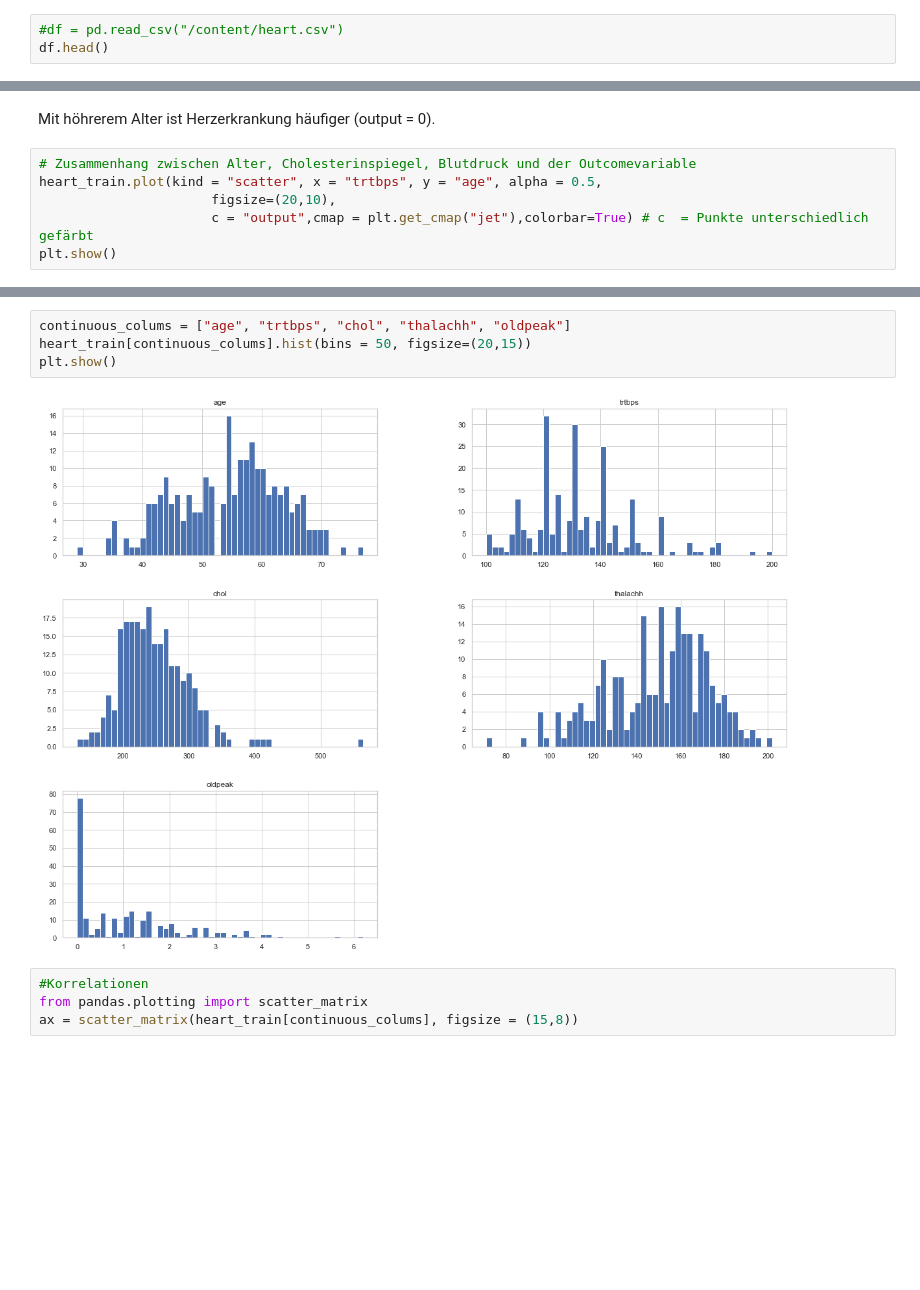
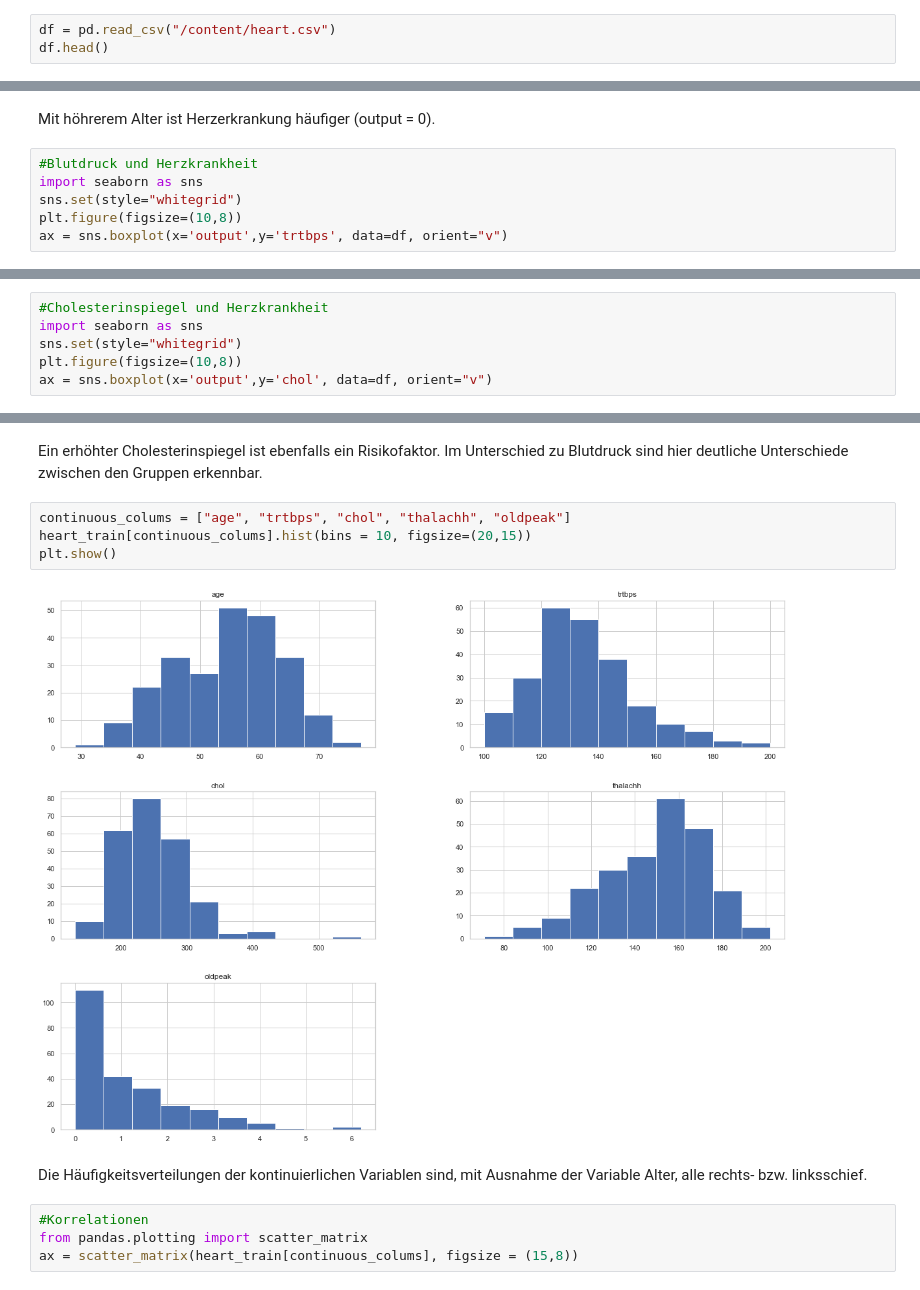
Before and after one commit to DeamonAmelie/heart, a Jupyter notebook: playwithdata.ipynb, the cells around one changed output, grey strips where cells are left out. Cells and saved outputs as stored; diff of their text form; blank space fills up the shorter version.

```diff
--- a/playwithdata.ipynb
+++ b/playwithdata.ipynb
@@ -36,5 +26,5 @@ df = load_heart_data()
 # %%
-#df = pd.read_csv("/content/heart.csv")
+df = pd.read_csv("/content/heart.csv")
 df.head()
 # %% [output]
 |  | age | sex | cp | trtbps | chol | fbs | restecg | thalachh | exng | oldpeak | slp | ... |
@@ -289,9 +282,9 @@ ax = sns.boxplot(x='output',y='age', data=df, orient="v")
 # %% [markdown]
 Mit höhrerem Alter ist Herzerkrankung häufiger (output = 0).
 # %%
-# Zusammenhang zwischen Alter, Cholesterinspiegel, Blutdruck und der Outcomevariable
-heart_train.plot(kind = "scatter", x = "trtbps", y = "age", alpha = 0.5,
-                      figsize=(20,10),
-                      c = "output",cmap = plt.get_cmap("jet"),colorbar=True) # c  = Punkte unterschiedlich gefärbt
-plt.show()
+#Blutdruck und Herzkrankheit
+import seaborn as sns
+sns.set(style="whitegrid")
+plt.figure(figsize=(10,8))
+ax = sns.boxplot(x='output',y='trtbps', data=df, orient="v")
 # %% [output]
@@ -298,0 +294,6 @@ plt.show()
+# %%
+#Cholesterinspiegel und Herzkrankheit
+import seaborn as sns
+sns.set(style="whitegrid")
+plt.figure(figsize=(10,8))
+ax = sns.boxplot(x='output',y='chol', data=df, orient="v")
@@ -299,9 +302,13 @@ plt.show()
+# %% [markdown]
+Ein erhöhter Cholesterinspiegel ist ebenfalls ein Risikofaktor. Im Unterschied zu Blutdruck sind hier deutliche Unterschiede zwischen den Gruppen erkennbar.
 # %%
 continuous_colums = ["age", "trtbps", "chol", "thalachh", "oldpeak"]
-heart_train[continuous_colums].hist(bins = 50, figsize=(20,15))
+heart_train[continuous_colums].hist(bins = 10, figsize=(20,15))
 plt.show()
 # %% [output]
-[figure, old version]
+[figure, new version]
+# %% [markdown]
+Die Häufigkeitsverteilungen der kontinuierlichen Variablen sind, mit Ausnahme der Variable Alter, alle rechts- bzw. linksschief.
 # %%
 #Korrelationen
 from pandas.plotting import scatter_matrix
```
Also changed, not shown: parts of 87 cells of this notebook.
